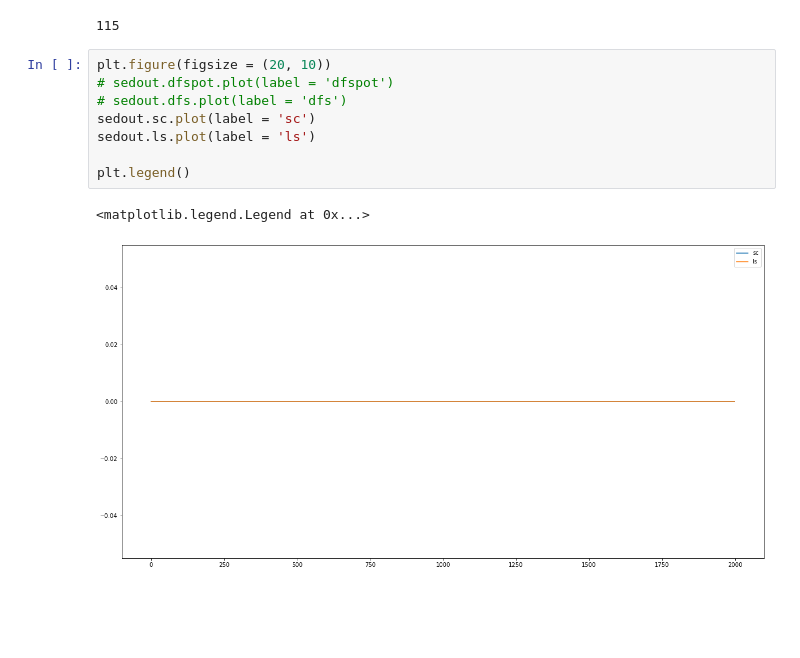
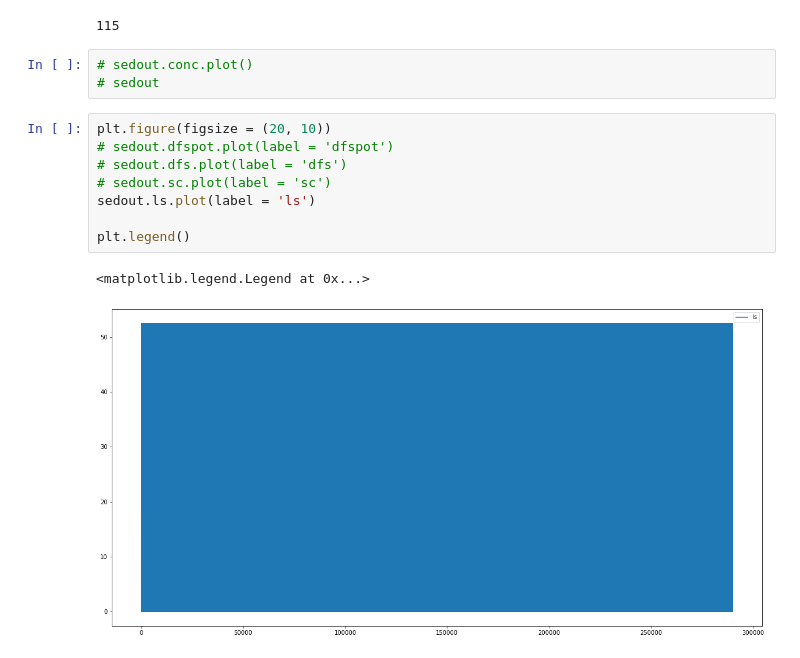
Before and after one commit to varyabazilova/sedcas_sediments_hma, a Jupyter notebook: 202406_modelruns/model_runs_test.ipynb, the cells around one changed output. Saved outputs shown, nothing was run; the diff lists cells and outputs as text; blank space fills up the shorter version.

```diff
--- a/202406_modelruns/model_runs_test.ipynb
+++ b/202406_modelruns/model_runs_test.ipynb
@@ -50,17 +50,20 @@ len(sedout[sedout.dfs>0])
 len(sedout[sedout.dfspot>0])
 # %% [output]
 115
+# %%
+# sedout.conc.plot()
+# sedout
 # %%
 plt.figure(figsize = (20, 10))
 # sedout.dfspot.plot(label = 'dfspot')
 # sedout.dfs.plot(label = 'dfs')
-sedout.sc.plot(label = 'sc')
+# sedout.sc.plot(label = 'sc')
 sedout.ls.plot(label = 'ls')
 
 plt.legend()
 # %% [output]
 <matplotlib.legend.Legend at 0x...>
-[figure, old version]
+[figure, new version]
 # %%
 sedout.dfs.sum()/33
 # %% [output]
```
Also changed, not shown: parts of 8 cells of this notebook, 18 other files.
